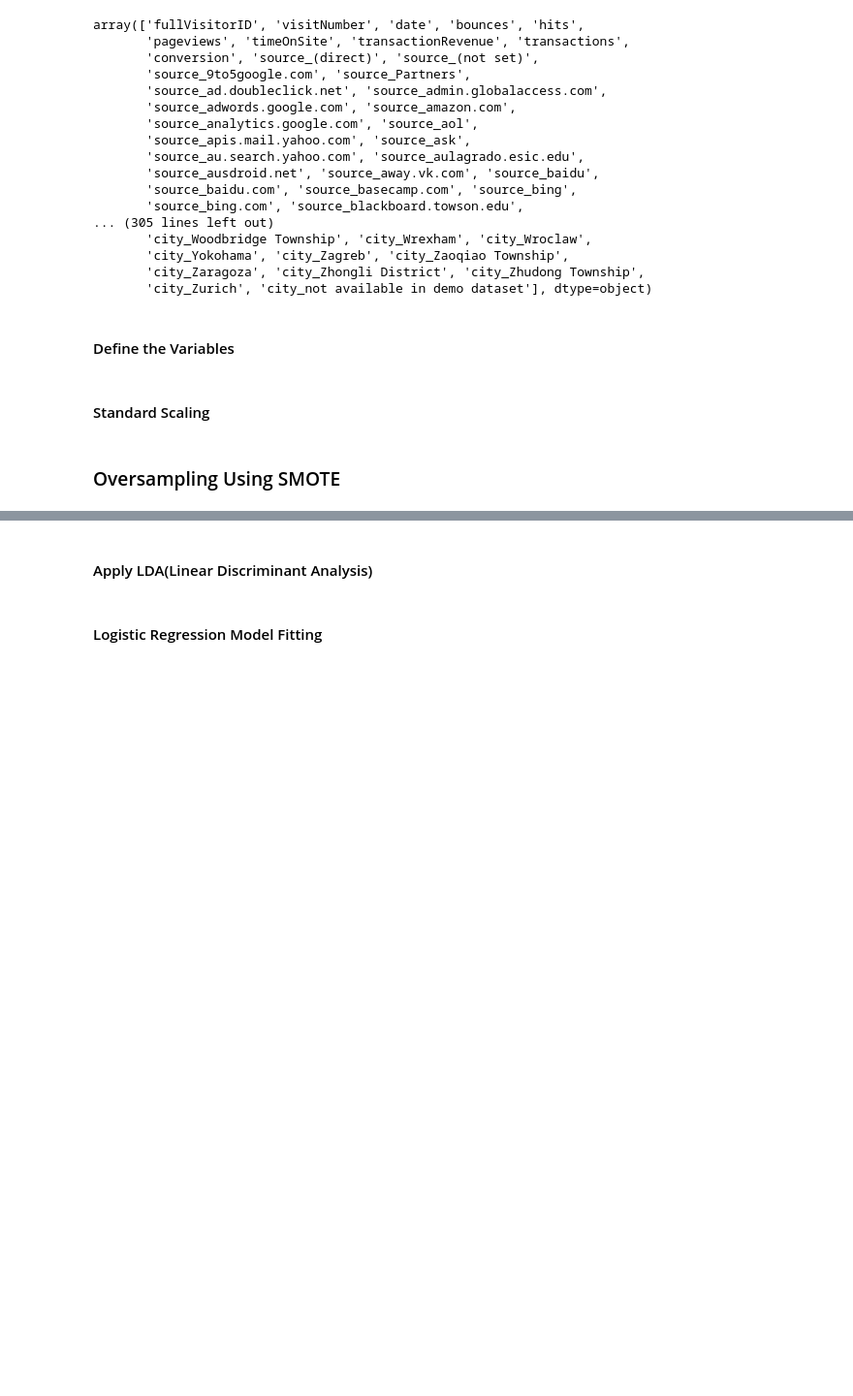
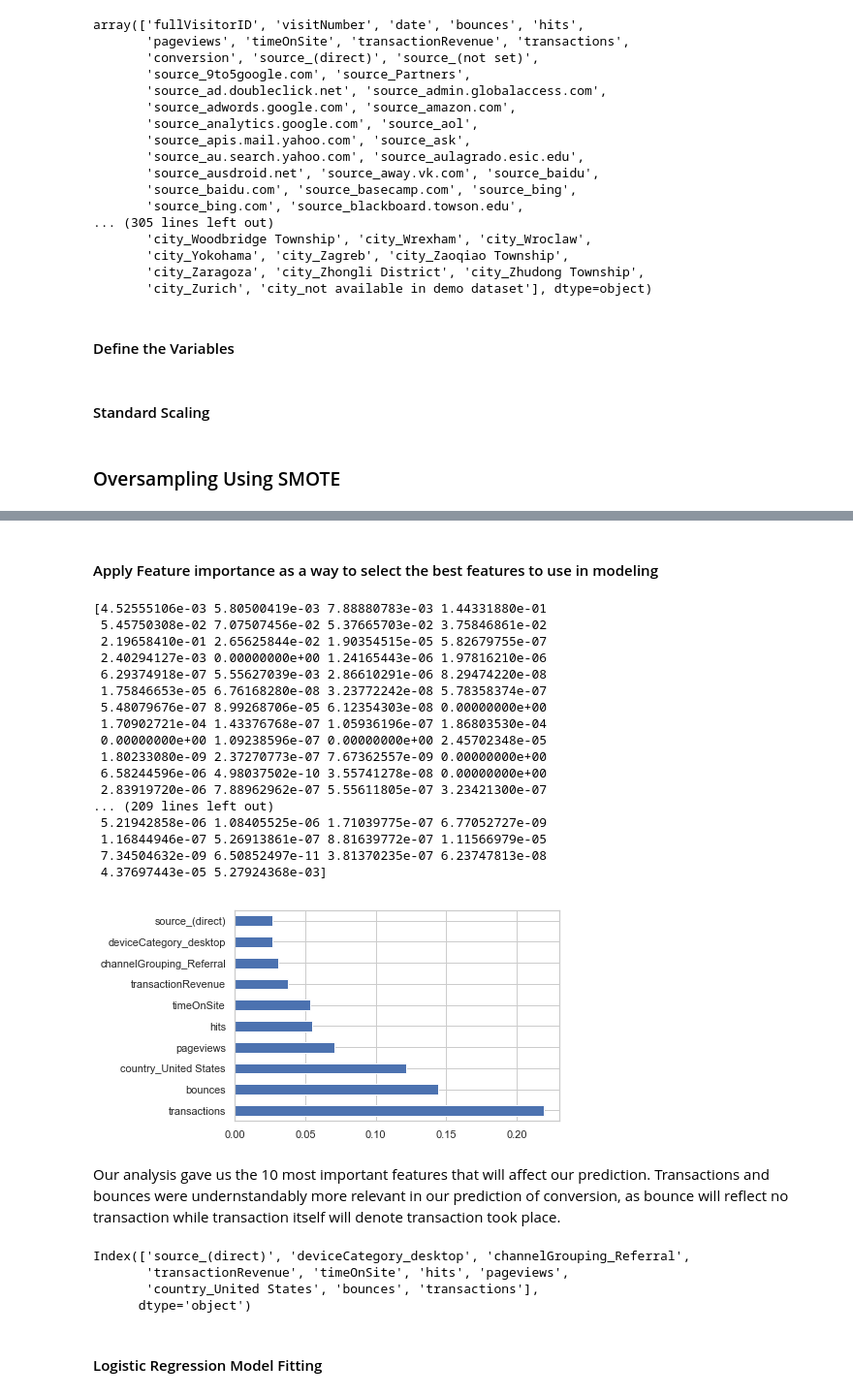
Before and after one commit to franklinen/Modeling-Website-Conversion, a Jupyter notebook: Modeling website conversion using Classification Models.ipynb, the cells around one changed output, grey strips where cells are left out. Shown at 97% size. Cells and saved outputs as stored; diff of their text form; code cells hidden in the pictures; blank space fills up the shorter version.

```diff
--- a/Modeling website conversion using Classification Models.ipynb
+++ b/Modeling website conversion using Classification Models.ipynb
@@ -331,2 +342,0 @@ print("Proportion of transaction data in oversampled data is ",len(os_df_y[os_df
-# %% [markdown]
-#### Apply LDA(Linear Discriminant Analysis)
@@ -337,0 +343,34 @@ X_test = lda.transform(X_test)
+# %% [markdown]
+#### Apply Feature importance as a way to select the best features to use in modeling
+# %%
+X = os_df_X  #independent columns
+y = os_df_y    #target column i.e price range
+from sklearn.ensemble import ExtraTreesClassifier
+model = ExtraTreesClassifier()
+model.fit(X,y)
+print(model.feature_importances_) #use inbuilt class feature_importances of tree based classifiers
+#plot graph of feature importances for better visualization
+feat_importances = pd.Series(model.feature_importances_, index=X.columns)
+feat_importances.nlargest(10).plot(kind='barh')
+plt.show()
+# %% [output]
+[4.52555106e-03 5.80500419e-03 7.88880783e-03 1.44331880e-01
+ 5.45750308e-02 7.07507456e-02 5.37665703e-02 3.75846861e-02
+ 2.19658410e-01 2.65625844e-02 1.90354515e-05 5.82679755e-07
+ 2.40294127e-03 0.00000000e+00 1.24165443e-06 1.97816210e-06
+ 6.29374918e-07 5.55627039e-03 2.86610291e-06 8.29474220e-08
+ 1.75846653e-05 6.76168280e-08 3.23772242e-08 5.78358374e-07
+ 5.48079676e-07 8.99268706e-05 6.12354303e-08 0.00000000e+00
+ 1.70902721e-04 1.43376768e-07 1.05936196e-07 1.86803530e-04
+ 0.00000000e+00 1.09238596e-07 0.00000000e+00 2.45702348e-05
+ 1.80233080e-09 2.37270773e-07 7.67362557e-09 0.00000000e+00
+ 6.58244596e-06 4.98037502e-10 3.55741278e-08 0.00000000e+00
+ 2.83919720e-06 7.88962962e-07 5.55611805e-07 3.23421300e-07
+... (209 lines left out)
+ 5.21942858e-06 1.08405525e-06 1.71039775e-07 6.77052727e-09
+ 1.16844946e-07 5.26913861e-07 8.81639772e-07 1.11566979e-05
+ 7.34504632e-09 6.50852497e-11 3.81370235e-07 6.23747813e-08
+ 4.37697443e-05 5.27924368e-03]
+[figure, added]
+# %% [markdown]
+Our analysis gave us the 10 most important features that will affect our prediction. Transactions and bounces were undernstandably more relevant in our prediction of conversion, as bounce will reflect no transaction while transaction itself will denote transaction took place.
@@ -338,3 +379,10 @@ X_test = lda.transform(X_test)
+# %%
+X.columns
+# %% [output]
+Index(['source_(direct)', 'deviceCategory_desktop', 'channelGrouping_Referral',
+       'transactionRevenue', 'timeOnSite', 'hits', 'pageviews',
+       'country_United States', 'bounces', 'transactions'],
+      dtype='object')
 # %% [markdown]
 #### Logistic Regression Model Fitting
 # %%
```
Also changed, not shown: parts of 49 cells of this notebook, 8 other files.
